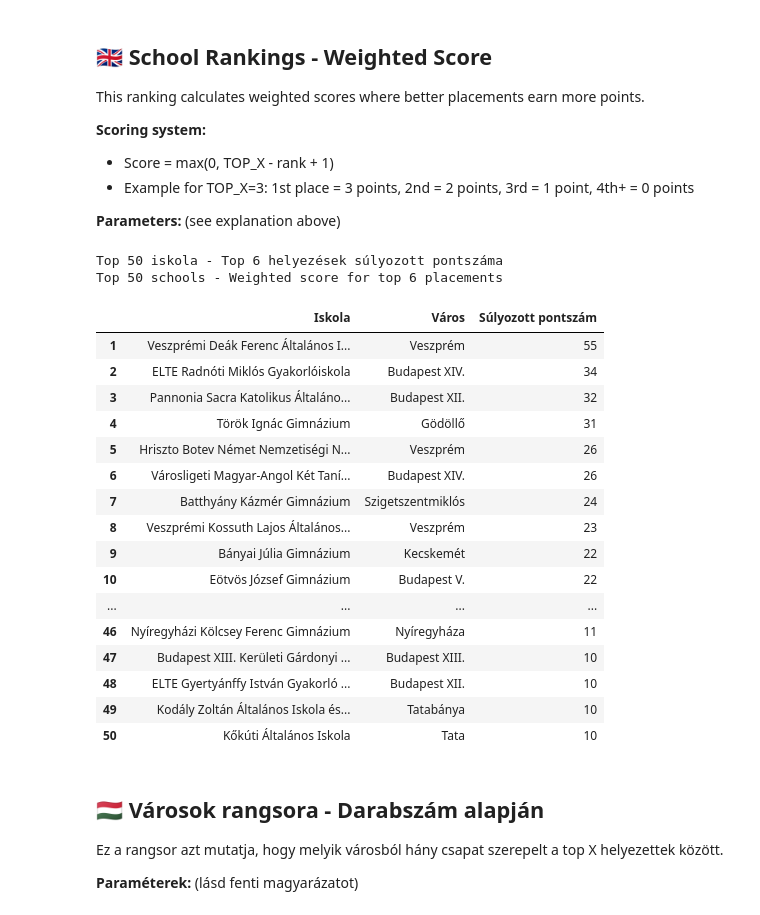
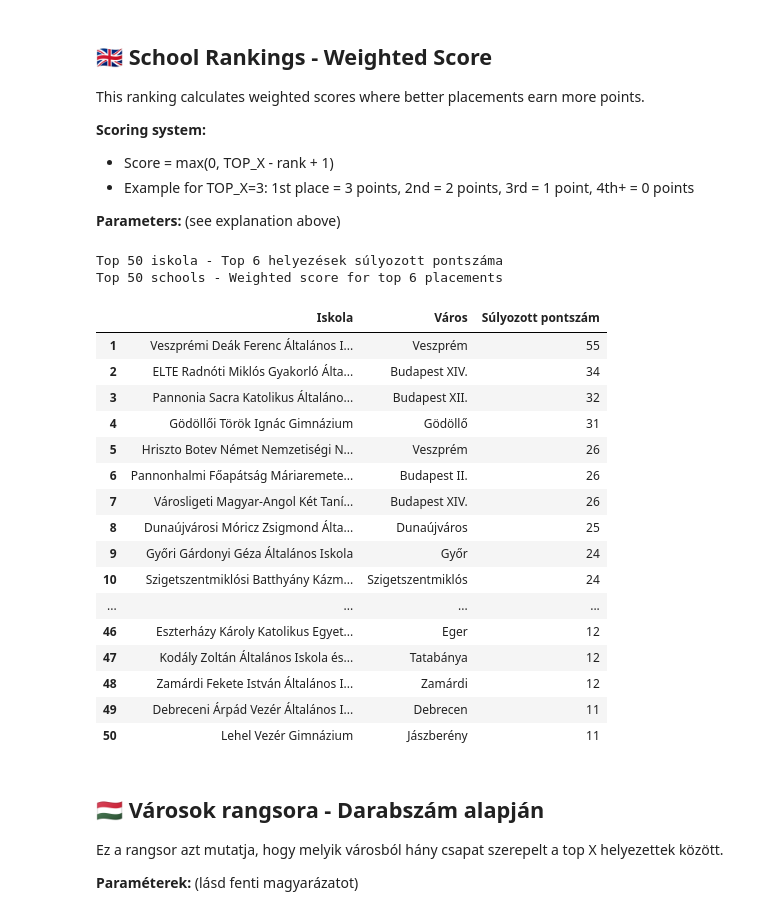
Before and after one commit to csfulop/tanulmanyi-versenyek, a Jupyter notebook: notebooks/competition_analysis.ipynb, the cells around one changed output. Cells and saved outputs as stored; diff of their text form; code cells hidden in the pictures.

```diff
--- a/notebooks/competition_analysis.ipynb
+++ b/notebooks/competition_analysis.ipynb
@@ -387,49 +414,51 @@ This ranking calculates weighted scores where better placements earn more points
 # %%
 # === CONFIGURATION PARAMETERS ===
 TOP_X = 6
 GRADE_FILTER = "all"
 YEAR_FILTER = "all"
 CITY_FILTER = "all"  # "all", single city string, or list of cities
+COUNTY_FILTER = "all"  # "all", single county string, or list of counties
+REGION_FILTER = "all"  # "all", single region string, or list of regions
 DISPLAY_TOP_N = 50
 
 # Apply filters and calculate ranking
-filtered_df = filter_data(df, GRADE_FILTER, YEAR_FILTER, CITY_FILTER)
+filtered_df = apply_filters(df, year_filter=YEAR_FILTER, grade_filter=GRADE_FILTER, city_filter=CITY_FILTER, county_filter=COUNTY_FILTER, region_filter=REGION_FILTER)
 ranking = calculate_weighted_ranking(filtered_df, TOP_X, "iskola_nev")
 ranking_display = ranking.head(DISPLAY_TOP_N)
 
 # Rename columns to Hungarian
 ranking_display = ranking_display.copy()
 ranking_display.columns = ['Iskola', 'Város', 'Súlyozott pontszám']
 ranking_display.index = range(1, len(ranking_display) + 1)
 
 # Display results
 print(f"Top {DISPLAY_TOP_N} iskola - Top {TOP_X} helyezések súlyozott pontszáma")
 print(f"Top {DISPLAY_TOP_N} schools - Weighted score for top {TOP_X} placements\n")
 
 original_max_rows = pd.options.display.max_rows
 pd.options.display.max_rows = DISPLAY_TOP_N
 display(ranking_display)
 pd.options.display.max_rows = original_max_rows
 # %% [output]
 Top 50 iskola - Top 6 helyezések súlyozott pontszáma
 Top 50 schools - Weighted score for top 6 placements
 |  | Iskola | Város | Súlyozott pontszám |
 | 1 | Veszprémi Deák Ferenc Általános I... | Veszprém | 55 |
-| 2 | ELTE Radnóti Miklós Gyakorlóiskola | Budapest XIV. | 34 |
+| 2 | ELTE Radnóti Miklós Gyakorló Álta... | Budapest XIV. | 34 |
 | 3 | Pannonia Sacra Katolikus Általáno... | Budapest XII. | 32 |
-| 4 | Török Ignác Gimnázium | Gödöllő | 31 |
+| 4 | Gödöllői Török Ignác Gimnázium | Gödöllő | 31 |
 | 5 | Hriszto Botev Német Nemzetiségi N... | Veszprém | 26 |
-| 6 | Városligeti Magyar-Angol Két Taní... | Budapest XIV. | 26 |
-| 7 | Batthyány Kázmér Gimnázium | Szigetszentmiklós | 24 |
-| 8 | Veszprémi Kossuth Lajos Általános... | Veszprém | 23 |
-| 9 | Bányai Júlia Gimnázium | Kecskemét | 22 |
-| 10 | Eötvös József Gimnázium | Budapest V. | 22 |
+| 6 | Pannonhalmi Főapátság Máriaremete... | Budapest II. | 26 |
+| 7 | Városligeti Magyar-Angol Két Taní... | Budapest XIV. | 26 |
+| 8 | Dunaújvárosi Móricz Zsigmond Álta... | Dunaújváros | 25 |
+| 9 | Győri Gárdonyi Géza Általános Iskola | Győr | 24 |
+| 10 | Szigetszentmiklósi Batthyány Kázm... | Szigetszentmiklós | 24 |
 | ... | ... | ... | ... |
-| 46 | Nyíregyházi Kölcsey Ferenc Gimnázium | Nyíregyháza | 11 |
-| 47 | Budapest XIII. Kerületi Gárdonyi ... | Budapest XIII. | 10 |
-| 48 | ELTE Gyertyánffy István Gyakorló ... | Budapest XII. | 10 |
-| 49 | Kodály Zoltán Általános Iskola és... | Tatabánya | 10 |
-| 50 | Kőkúti Általános Iskola | Tata | 10 |
+| 46 | Eszterházy Károly Katolikus Egyet... | Eger | 12 |
+| 47 | Kodály Zoltán Általános Iskola és... | Tatabánya | 12 |
+| 48 | Zamárdi Fekete István Általános I... | Zamárdi | 12 |
+| 49 | Debreceni Árpád Vezér Általános I... | Debrecen | 11 |
+| 50 | Lehel Vezér Gimnázium | Jászberény | 11 |
 # %% [markdown]
 ## 🇭🇺 Városok rangsora - Darabszám alapján
 
```
Also changed, not shown: parts of 20 cells of this notebook, 2 other files.
